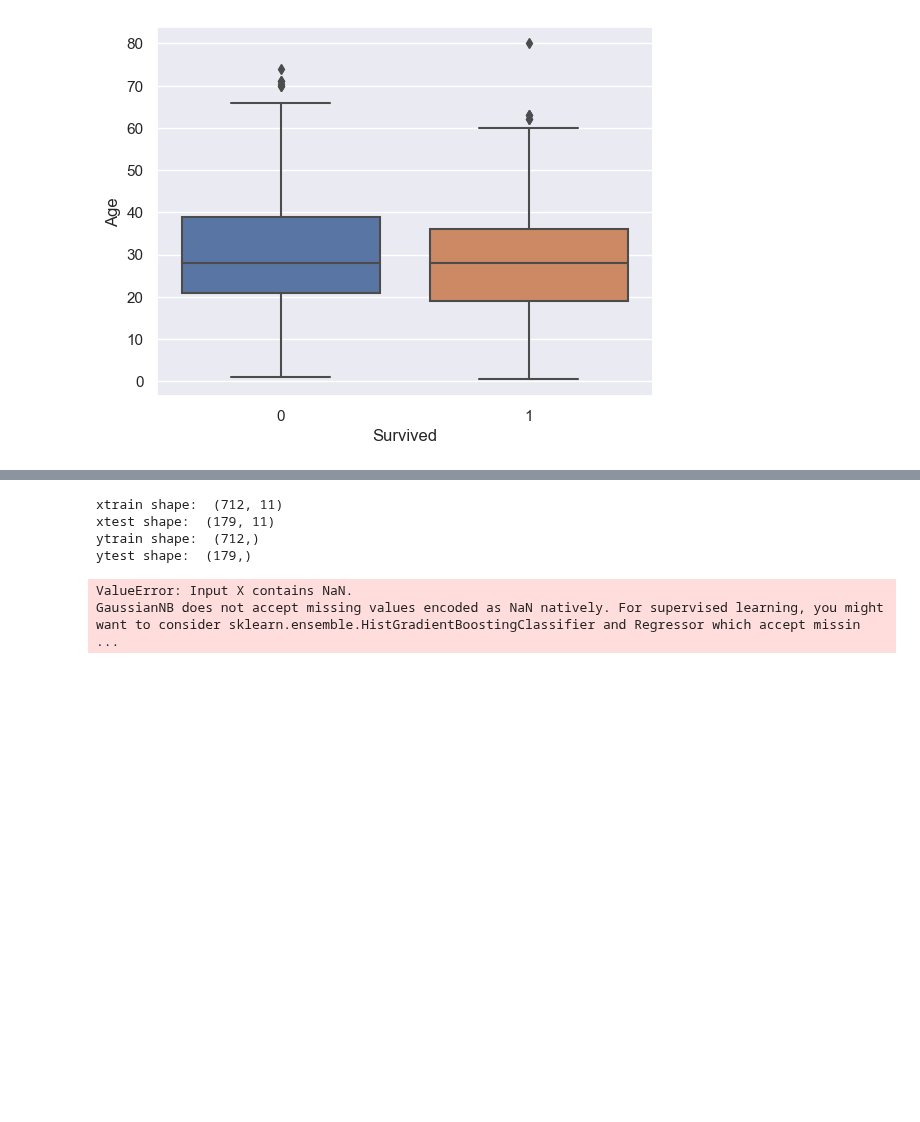
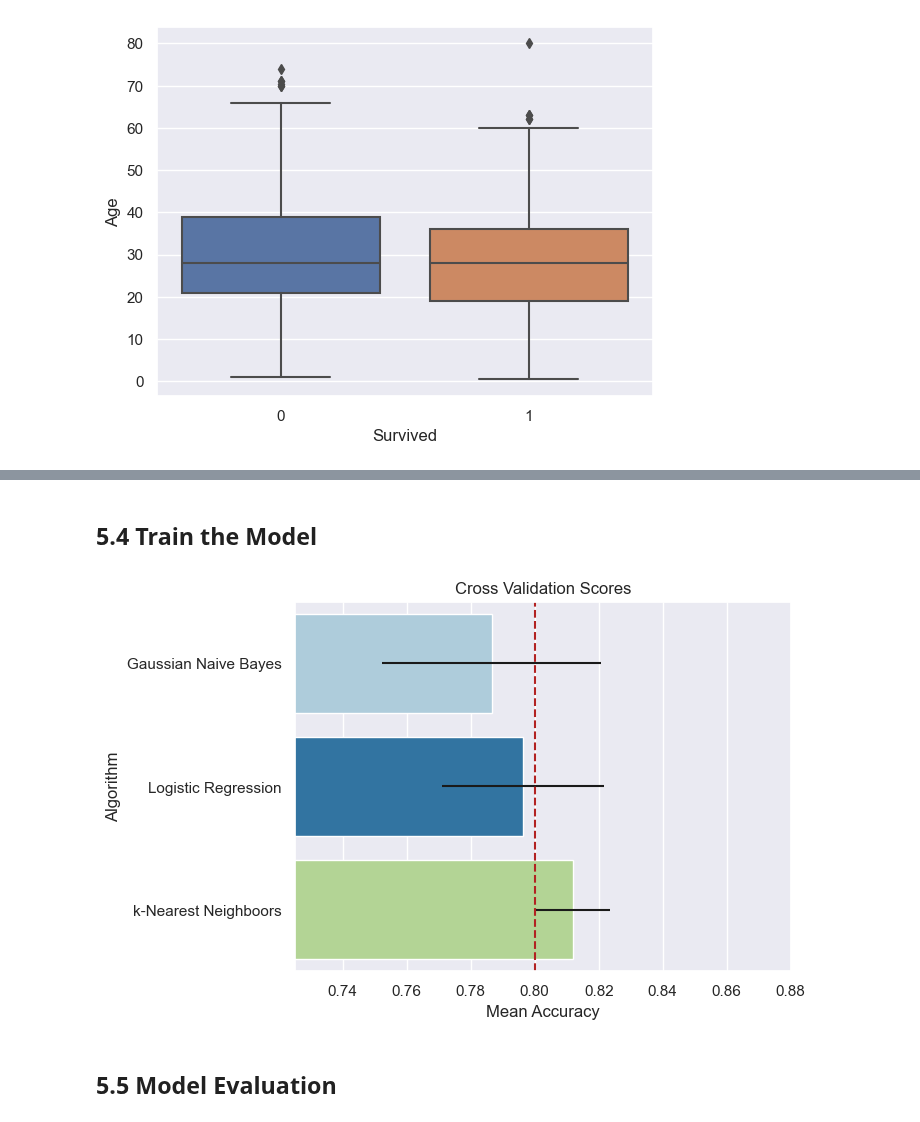
Before and after one commit to SwagAbyss/SwagML, a Jupyter notebook: Projects/titanic/titanic.ipynb, the cells around one changed output, grey strips where cells are left out. Saved outputs shown, nothing was run; the diff lists cells and outputs as text; code cells hidden in the pictures; blank space fills up the shorter version.

```diff
--- a/Projects/titanic/titanic.ipynb
+++ b/Projects/titanic/titanic.ipynb
@@ -272,4 +257,5 @@ data['Sex'].apply(gender_map);
 # %%
 from sklearn.preprocessing import LabelEncoder #only on series
 encode = LabelEncoder()
-data['Sex'] =  encode.fit_transform(data['Sex'].values)
+data['Sex'] = encode.fit_transform(data['Sex'].values)
+data['Embarked'] = encode.fit_transform(data['Embarked'].values)
@@ -282,4 +261,0 @@ objcol = data.select_dtypes(include=['object']).columns
-# %%
-from sklearn.preprocessing import OrdinalEncoder
-encoder = OrdinalEncoder()
-data[objcol] = encoder.fit_transform(data[objcol])
@@ -310,13 +289,3 @@ scale = StandardScaler()
 scale.fit(xtrain)
 xtrain = scale.transform(xtrain)
 xtest = scale.transform(xtest)
-# %%
-print('xtrain shape: ', xtrain.shape)
-print('xtest shape: ', xtest.shape)
-print('ytrain shape: ', ytrain.shape)
-print('ytest shape: ',ytest.shape)
-# %% [output]
-xtrain shape:  (712, 11)
-xtest shape:  (179, 11)
-ytrain shape:  (712,)
-ytest shape:  (179,)
@@ -352,9 +292,38 @@ def select_model_predict(model):
-# %%
-gnb = select_model_predict(GaussianNB())
-mnb = select_model_predict(MultinomialNB())
-bnb = select_model_predict(BernoulliNB())
-knc = select_model_predict(KNeighborsClassifier())
-logr = select_model_predict(LogisticRegression())
-# %% [output]
-ValueError: Input X contains NaN.
-GaussianNB does not accept missing values encoded as NaN natively. For supervised learning, you might want to consider sklearn.ensemble.HistGradientBoostingClassifier and Regressor which accept missin ...
+# %% [markdown]
+## __5.4 Train the Model__
+# %%
+from sklearn.model_selection import cross_val_score, cross_val_predict, GridSearchCV
+from sklearn.naive_bayes import GaussianNB, MultinomialNB, BernoulliNB
+from sklearn.neighbors import KNeighborsClassifier
+from sklearn.linear_model import LogisticRegression
+random_state = 1
+
+# Step 1: create a list containing all estimators with their default parameters
+clf_list = [GaussianNB(),
+            LogisticRegression(random_state = random_state),
+            KNeighborsClassifier()
+]
+
+
+# Step 2: calculate the cv mean and standard deviation for each one of them
+cv_base_mean, cv_std = [], []
+for clf in clf_list:
+
+    cv = cross_val_score(clf, xtrain, y = ytrain, scoring = 'accuracy', cv = 5, n_jobs = -1)
+
+    cv_base_mean.append(cv.mean())
+    cv_std.append(cv.std())
+
+
+# Step 3: create a dataframe and plot the mean with error bars
+cv_total = pd.DataFrame({'Algorithm': ['Gaussian Naive Bayes', 'Logistic Regression', 'k-Nearest Neighboors'],
+                        'CV-Means': cv_base_mean,
+                        'CV-Errors': cv_std})
+
+sns.barplot(x='CV-Means', y='Algorithm', data = cv_total, palette = 'Paired', orient = 'h', **{'xerr': cv_std})
+plt.xlabel('Mean Accuracy')
+plt.title('Cross Validation Scores')
+plt.xlim([0.725, 0.88])
+plt.axvline(x = 0.80, color = 'firebrick', linestyle = '--');
+# %% [output]
+[figure, added]
@@ -360,0 +337,2 @@ GaussianNB does not accept missing values encoded as NaN natively. For supervise
+# %% [markdown]
+## __5.5 Model Evaluation__
```
Also changed, not shown: parts of 36 cells of this notebook.
